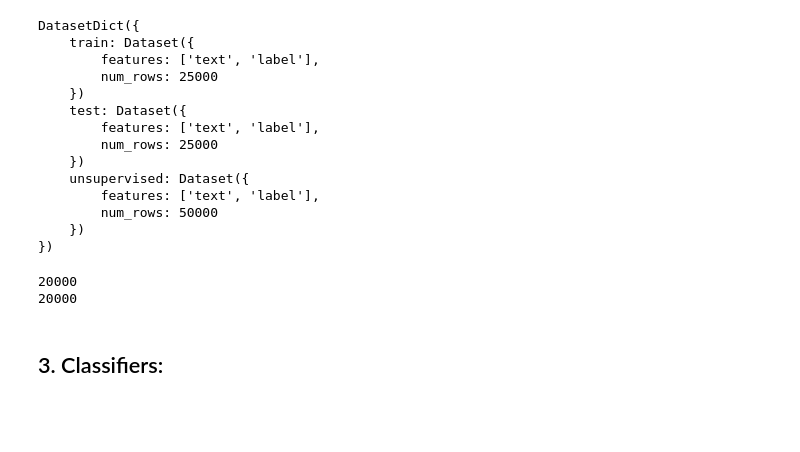
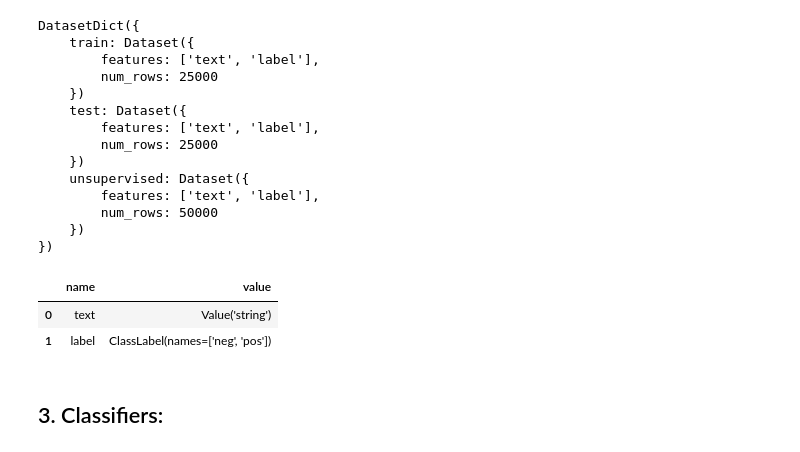
Before and after one commit to myn13/imdb-moview-review-analysis, a Jupyter notebook: imdb-analysis.ipynb, the cells around one changed output. Saved outputs shown, nothing was run; the diff lists cells and outputs as text; code cells hidden in the pictures; blank space fills up the shorter version.

```diff
--- a/imdb-analysis.ipynb
+++ b/imdb-analysis.ipynb
@@ -63,3 +85,16 @@ DatasetDict({
         num_rows: 50000
     })
 })
+# %%
+info  = dataset['train'].info
+features = []
+
+for name, value in dataset['train'].features.items():
+    features.append({'name': name, 'value': value})
+
+feat_df = pd.DataFrame(features)
+display(feat_df)
+# %% [output]
+|  | name | value |
+| 0 | text | Value('string') |
+| 1 | label | ClassLabel(names=['neg', 'pos']) |
@@ -66,10 +104,4 @@ DatasetDict({
 # %%
-X_train, X_val, y_train, y_val = train_test_split(X_train_raw, y_train, test_size = 0.2, random_state=seed, stratify=y_train)
-
-print(len(X_train))
-print(len(y_train))
+X_train, X_val, y_train, y_val = train_test_split(X_train_raw, y_train_raw, test_size = 0.2, random_state=seed, stratify=y_train_raw)
-# %% [output]
-20000
-20000
 # %% [markdown]
 ## 3. Classifiers:
```
Also changed, not shown: parts of 6 cells of this notebook.
